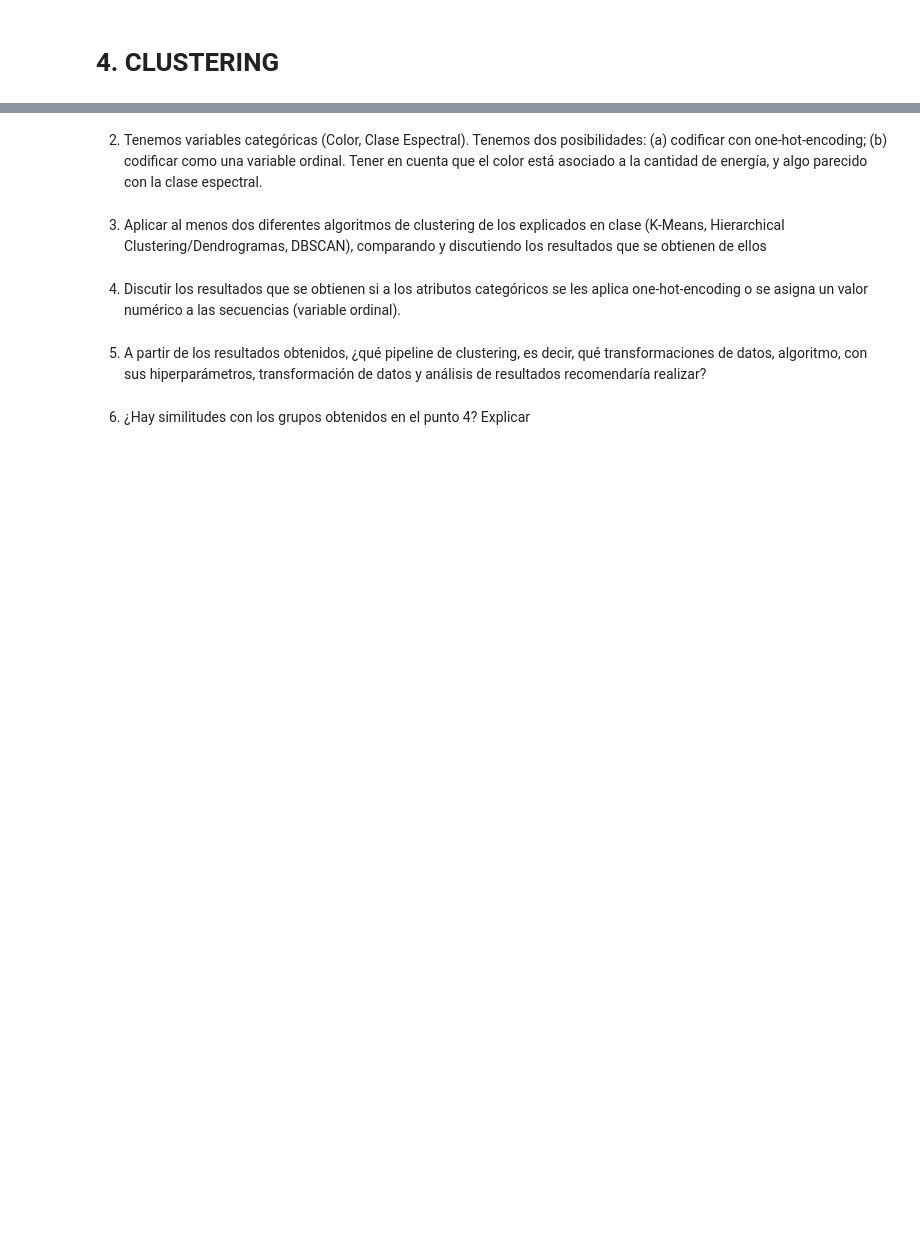
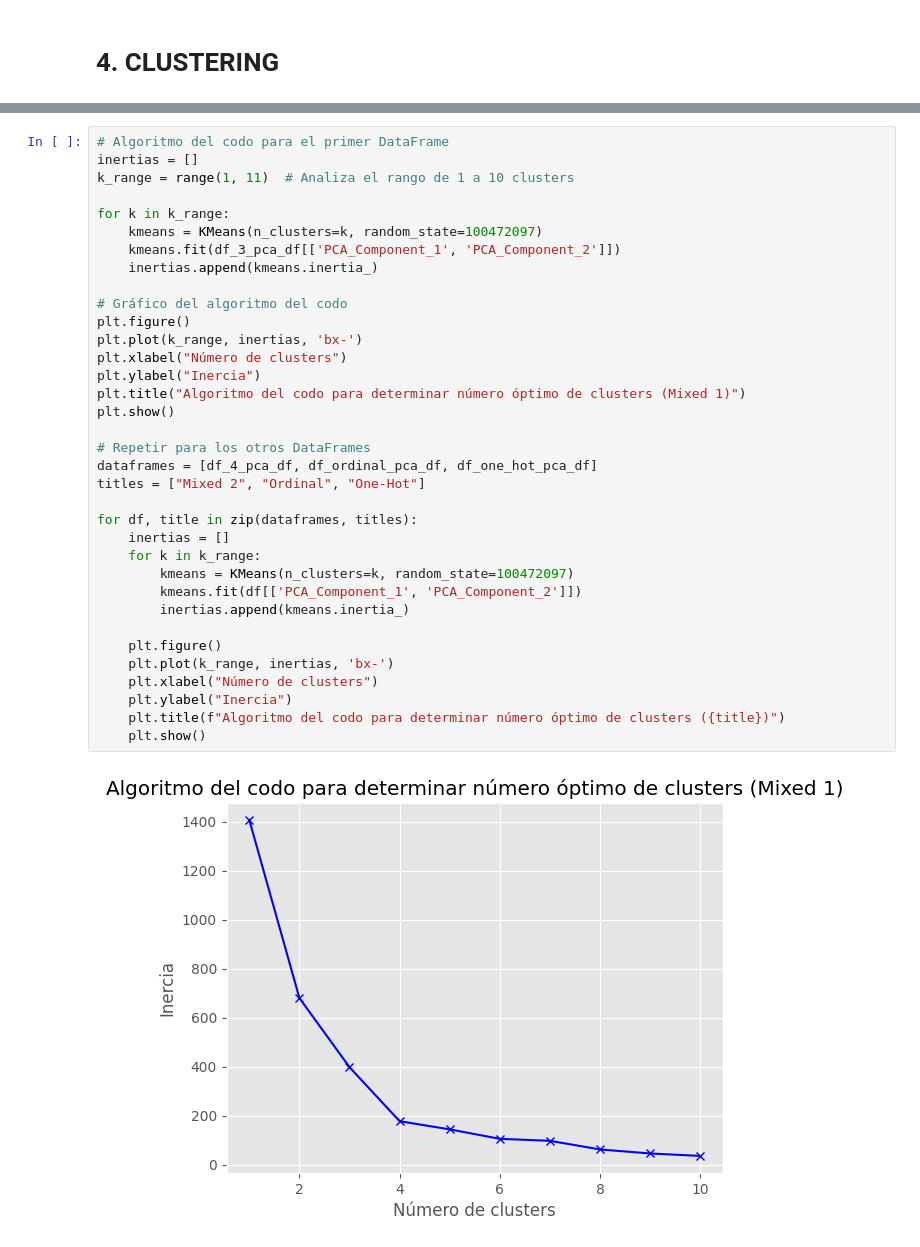
Before and after one commit to aitanax/Clustering_Estrellas, a Jupyter notebook: Notebook_Final.ipynb, the cells around one changed output, grey strips where cells are left out. Cells and saved outputs as stored; diff of their text form; blank space fills up the shorter version.

```diff
--- a/Notebook_Final.ipynb
+++ b/Notebook_Final.ipynb
@@ -477,13 +614,37 @@ plt.show()
-# %% [markdown]
-2. Tenemos variables categóricas (Color, Clase Espectral). Tenemos dos
-posibilidades: (a) codificar con one-hot-encoding; (b) codificar como una variable
-ordinal. Tener en cuenta que el color está asociado a la cantidad de energía, y
-algo parecido con la clase espectral.
-# %% [markdown]
-3. Aplicar al menos dos diferentes algoritmos de clustering de los explicados en clase (K-Means, Hierarchical Clustering/Dendrogramas, DBSCAN), comparando y discutiendo los resultados que se obtienen de ellos
-# %% [markdown]
-4. Discutir los resultados que se obtienen si a los atributos categóricos se les aplica one-hot-encoding o se asigna un valor numérico a las secuencias (variable ordinal).
-# %% [markdown]
-5. A partir de los resultados obtenidos, ¿qué pipeline de clustering, es decir, qué transformaciones de datos, algoritmo, con sus hiperparámetros, transformación de datos y análisis de resultados recomendaría realizar?
-# %% [markdown]
-6. ¿Hay similitudes con los grupos obtenidos en el punto 4? Explicar
+# %%
+# Algoritmo del codo para el primer DataFrame
+inertias = []
+k_range = range(1, 11)  # Analiza el rango de 1 a 10 clusters
+
+for k in k_range:
+    kmeans = KMeans(n_clusters=k, random_state=100472097)
+    kmeans.fit(df_3_pca_df[['PCA_Component_1', 'PCA_Component_2']])
+    inertias.append(kmeans.inertia_)
+
+# Gráfico del algoritmo del codo
+plt.figure()
+plt.plot(k_range, inertias, 'bx-')
+plt.xlabel("Número de clusters")
+plt.ylabel("Inercia")
+plt.title("Algoritmo del codo para determinar número óptimo de clusters (Mixed 1)")
+plt.show()
+
+# Repetir para los otros DataFrames
+dataframes = [df_4_pca_df, df_ordinal_pca_df, df_one_hot_pca_df]
+titles = ["Mixed 2", "Ordinal", "One-Hot"]
+
+for df, title in zip(dataframes, titles):
+    inertias = []
+    for k in k_range:
+        kmeans = KMeans(n_clusters=k, random_state=100472097)
+        kmeans.fit(df[['PCA_Component_1', 'PCA_Component_2']])
+        inertias.append(kmeans.inertia_)
+
+    plt.figure()
+    plt.plot(k_range, inertias, 'bx-')
+    plt.xlabel("Número de clusters")
+    plt.ylabel("Inercia")
+    plt.title(f"Algoritmo del codo para determinar número óptimo de clusters ({title})")
+    plt.show()
+# %% [output]
+[figure, added]
```
Also changed, not shown: parts of 49 cells of this notebook.
